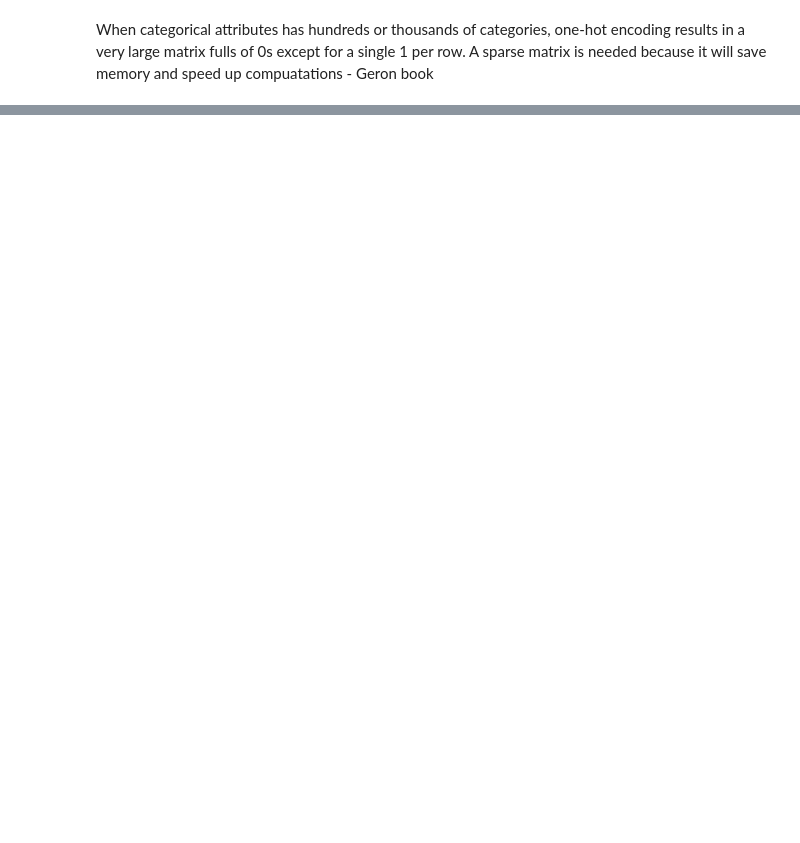
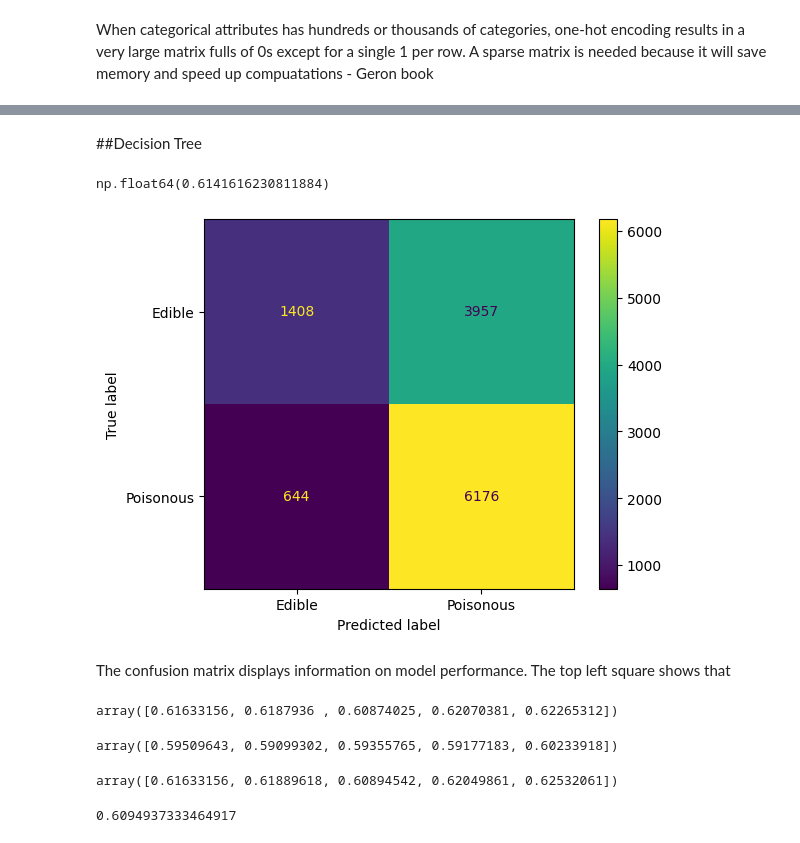
Before and after one commit to sascott9655/ADS-504-Mushroom-Classification-Project, a Jupyter notebook: Final_Project_Mushroom_Classification.ipynb, the cells around one changed output, grey strips where cells are left out. Drawn from its saved outputs; the diff is of its cells as text; code cells hidden in the pictures; blank space fills up the shorter version.

```diff
--- a/Final_Project_Mushroom_Classification.ipynb
+++ b/Final_Project_Mushroom_Classification.ipynb
@@ -417 +429,3 @@ svm_pipeline = Pipeline([
+# %% [markdown]
+##Decision Tree
 # %%
@@ -418,2 +433,30 @@ svm_pipeline = Pipeline([
 decision_tree_pipeline.fit(X_train_ord, y_train_ord)
 d_tree_pred = decision_tree_pipeline.predict(X_test_ord)
+# %%
+d_tree_cv_scores = cross_val_score(decision_tree_pipeline, X_train_ord, y_train_ord, cv=5, scoring='accuracy')
+d_tree_cv_scores.mean()
+# %% [output]
+np.float64(0.6141616230811884)
+# %%
+ConfusionMatrixDisplay.from_predictions(y_test_ord, d_tree_pred)
+plt.show()
+# %% [output]
+[figure, added]
+# %% [markdown]
+The confusion matrix displays information on model performance. The top left square shows that
+# %%
+cross_val_score(random_forest_pipeline, X_train_ord, y_train_ord, cv=5, scoring='accuracy')
+# %% [output]
+array([0.61633156, 0.6187936 , 0.60874025, 0.62070381, 0.62265312])
+# %%
+cross_val_score(log_reg_pipleline, X_train_one_hot, y_train_one_hot, cv=5, scoring='accuracy')
+# %% [output]
+array([0.59509643, 0.59099302, 0.59355765, 0.59177183, 0.60233918])
+# %%
+cross_val_score(svm_pipeline, X_train_one_hot, y_train_one_hot, cv=5, scoring='accuracy')
+# %% [output]
+array([0.61633156, 0.61889618, 0.60894542, 0.62049861, 0.62532061])
+# %%
+precision_score(y_test_ord, d_tree_pred, pos_label="Poisonous")
+# %% [output]
+0.6094937333464917
```
Also changed, not shown: parts of 24 cells of this notebook.
